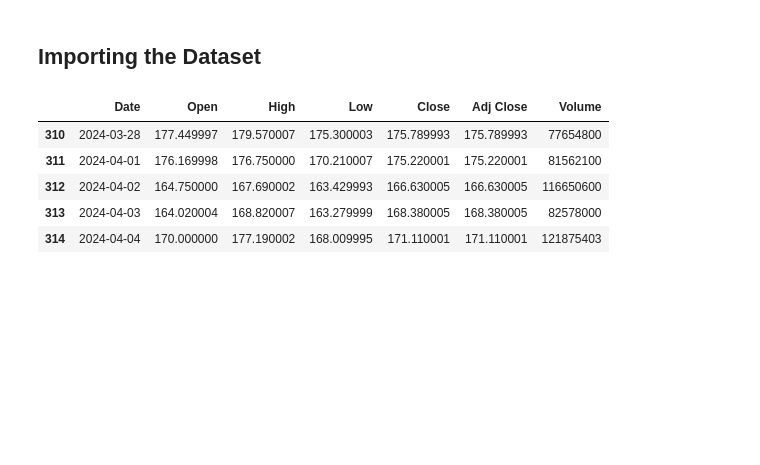
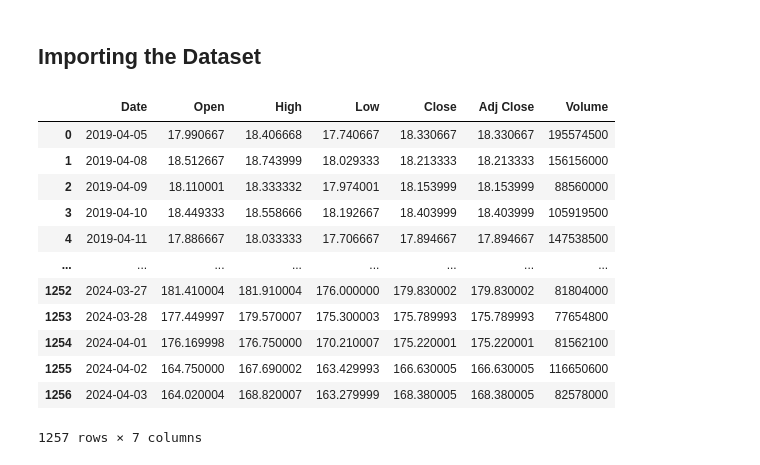
Before and after one commit to bhaskar9221/Machine-Learning-Projects, a Jupyter notebook: Tesla Stock Price Prediction/Tesla_PredictModel.ipynb, the cells around one changed output. Saved outputs shown, nothing was run; the diff lists cells and outputs as text; code cells hidden in the pictures; blank space fills up the shorter version.

```diff
--- a/Tesla Stock Price Prediction/Tesla_PredictModel.ipynb
+++ b/Tesla Stock Price Prediction/Tesla_PredictModel.ipynb
@@ -14,11 +17,18 @@ import prophet
 # %%
 df = pd.read_csv('TESLA_stock.csv')
 # %%
-df.()
+df
 # %% [output]
 |  | Date | Open | High | Low | Close | Adj Close | Volume |
-| 310 | 2024-03-28 | 177.449997 | 179.570007 | 175.300003 | 175.789993 | 175.789993 | 77654800 |
-| 311 | 2024-04-01 | 176.169998 | 176.750000 | 170.210007 | 175.220001 | 175.220001 | 81562100 |
-| 312 | 2024-04-02 | 164.750000 | 167.690002 | 163.429993 | 166.630005 | 166.630005 | 116650600 |
-| 313 | 2024-04-03 | 164.020004 | 168.820007 | 163.279999 | 168.380005 | 168.380005 | 82578000 |
-| 314 | 2024-04-04 | 170.000000 | 177.190002 | 168.009995 | 171.110001 | 171.110001 | 121875403 |
+| 0 | 2019-04-05 | 17.990667 | 18.406668 | 17.740667 | 18.330667 | 18.330667 | 195574500 |
+| 1 | 2019-04-08 | 18.512667 | 18.743999 | 18.029333 | 18.213333 | 18.213333 | 156156000 |
+| 2 | 2019-04-09 | 18.110001 | 18.333332 | 17.974001 | 18.153999 | 18.153999 | 88560000 |
+| 3 | 2019-04-10 | 18.449333 | 18.558666 | 18.192667 | 18.403999 | 18.403999 | 105919500 |
+| 4 | 2019-04-11 | 17.886667 | 18.033333 | 17.706667 | 17.894667 | 17.894667 | 147538500 |
+| ... | ... | ... | ... | ... | ... | ... | ... |
+| 1252 | 2024-03-27 | 181.410004 | 181.910004 | 176.000000 | 179.830002 | 179.830002 | 81804000 |
+| 1253 | 2024-03-28 | 177.449997 | 179.570007 | 175.300003 | 175.789993 | 175.789993 | 77654800 |
+| 1254 | 2024-04-01 | 176.169998 | 176.750000 | 170.210007 | 175.220001 | 175.220001 | 81562100 |
+| 1255 | 2024-04-02 | 164.750000 | 167.690002 | 163.429993 | 166.630005 | 166.630005 | 116650600 |
+| 1256 | 2024-04-03 | 164.020004 | 168.820007 | 163.279999 | 168.380005 | 168.380005 | 82578000 |
+1257 rows × 7 columns
```
Also changed, not shown: parts of 8 cells of this notebook.
